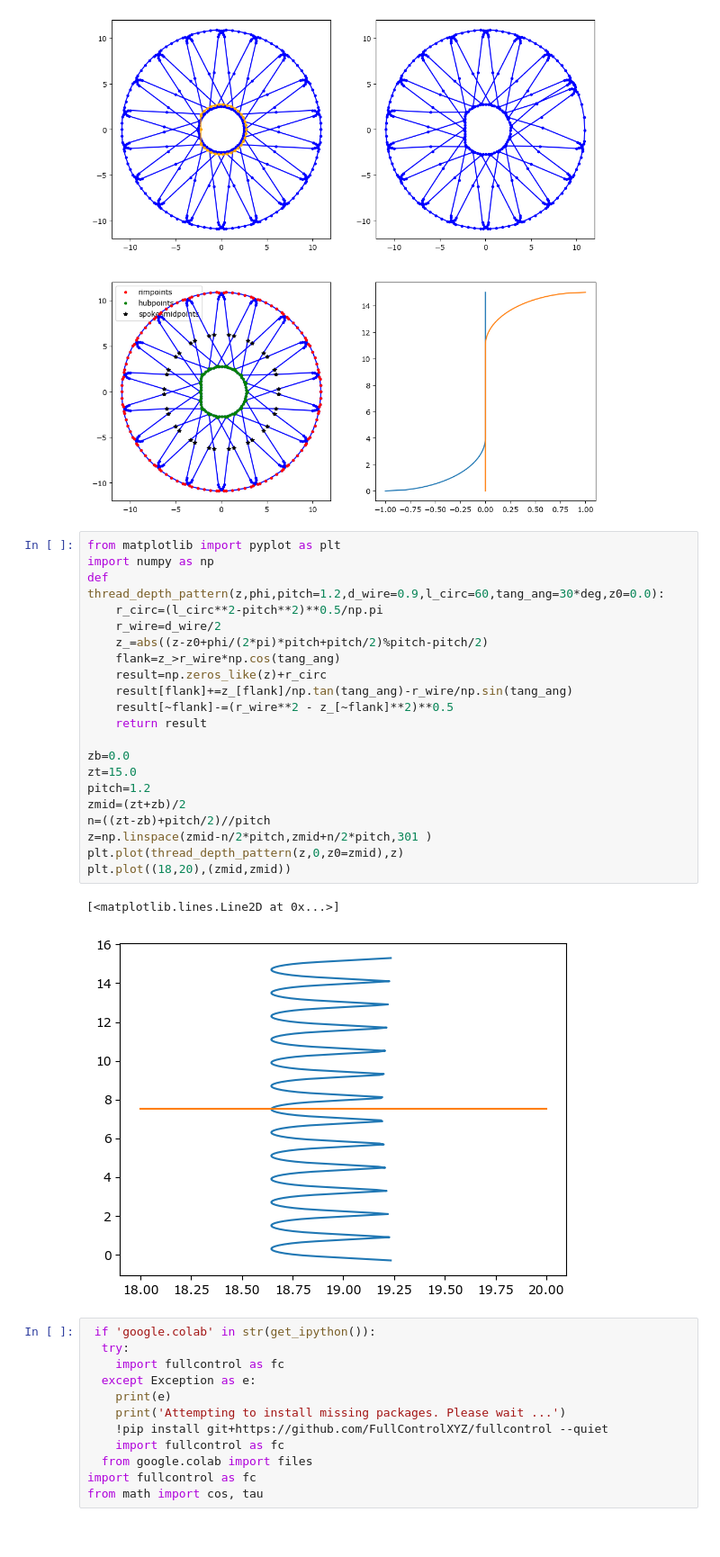
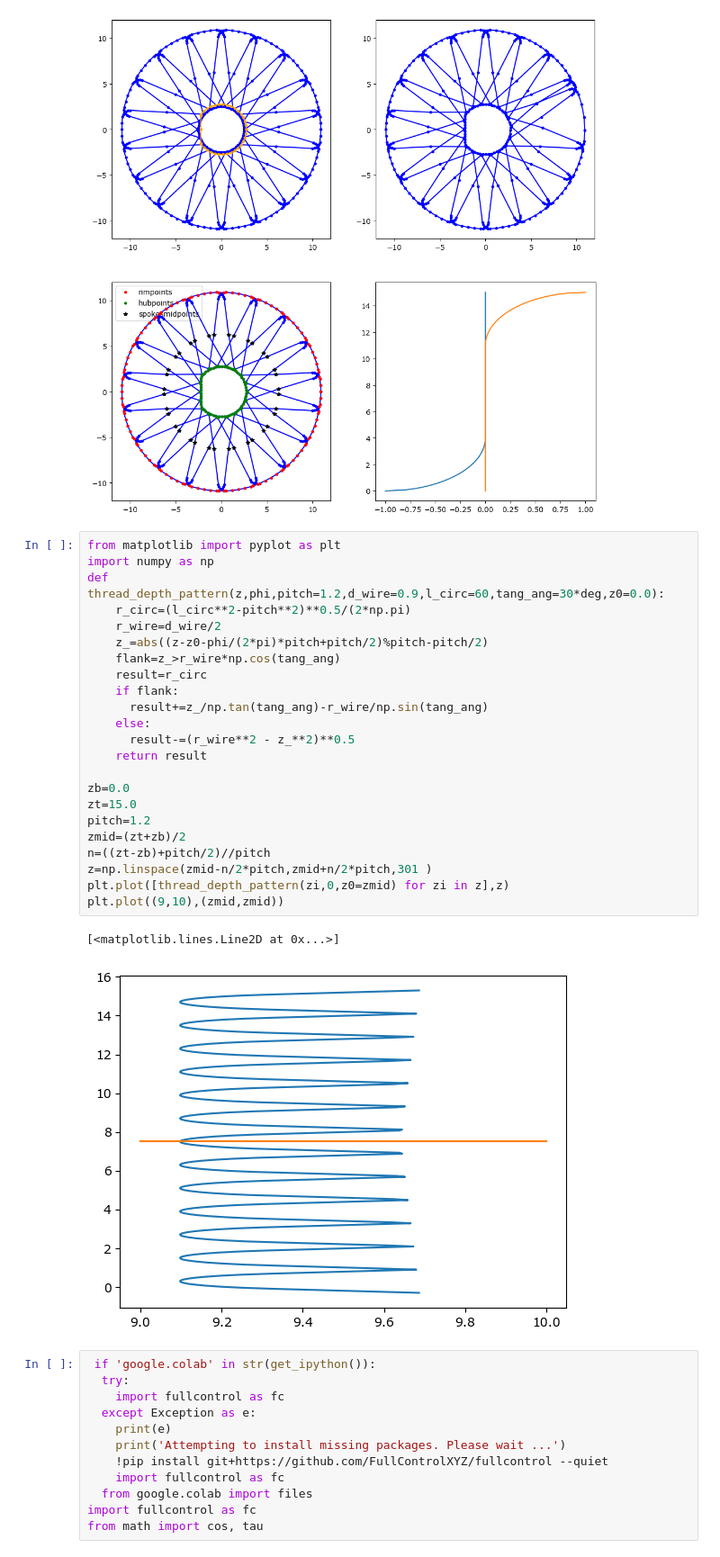
Before and after one commit to RichardPotthoff/myrepo, a Jupyter notebook: turtle_capstan.ipynb, the cells around one changed output. Shown at 90% size. Saved outputs shown, nothing was run; the diff lists cells and outputs as text.

Commit message:
wire grooves applied

```diff
--- a/turtle_capstan.ipynb
+++ b/turtle_capstan.ipynb
@@ -204,27 +204,29 @@ plt.show()
 # %%
 from matplotlib import pyplot as plt
 import numpy as np
 def thread_depth_pattern(z,phi,pitch=1.2,d_wire=0.9,l_circ=60,tang_ang=30*deg,z0=0.0):
-    r_circ=(l_circ**2-pitch**2)**0.5/np.pi
+    r_circ=(l_circ**2-pitch**2)**0.5/(2*np.pi)
     r_wire=d_wire/2
-    z_=abs((z-z0+phi/(2*pi)*pitch+pitch/2)%pitch-pitch/2)
+    z_=abs((z-z0-phi/(2*pi)*pitch+pitch/2)%pitch-pitch/2)
     flank=z_>r_wire*np.cos(tang_ang)
-    result=np.zeros_like(z)+r_circ
-    result[flank]+=z_[flank]/np.tan(tang_ang)-r_wire/np.sin(tang_ang)
-    result[~flank]-=(r_wire**2 - z_[~flank]**2)**0.5
+    result=r_circ
+    if flank:
+      result+=z_/np.tan(tang_ang)-r_wire/np.sin(tang_ang)
+    else:
+      result-=(r_wire**2 - z_**2)**0.5
     return result
 
 zb=0.0
 zt=15.0
 pitch=1.2
 zmid=(zt+zb)/2
 n=((zt-zb)+pitch/2)//pitch
 z=np.linspace(zmid-n/2*pitch,zmid+n/2*pitch,301 )
-plt.plot(thread_depth_pattern(z,0,z0=zmid),z)
-plt.plot((18,20),(zmid,zmid))
+plt.plot([thread_depth_pattern(zi,0,z0=zmid) for zi in z],z)
+plt.plot((9,10),(zmid,zmid))
 # %% [output]
 [<matplotlib.lines.Line2D at 0x...>]
-[figure, old version]
+[figure, new version]
 # %%
  if 'google.colab' in str(get_ipython()):
   try:
```
Also changed, not shown: parts of 3 cells of this notebook.
